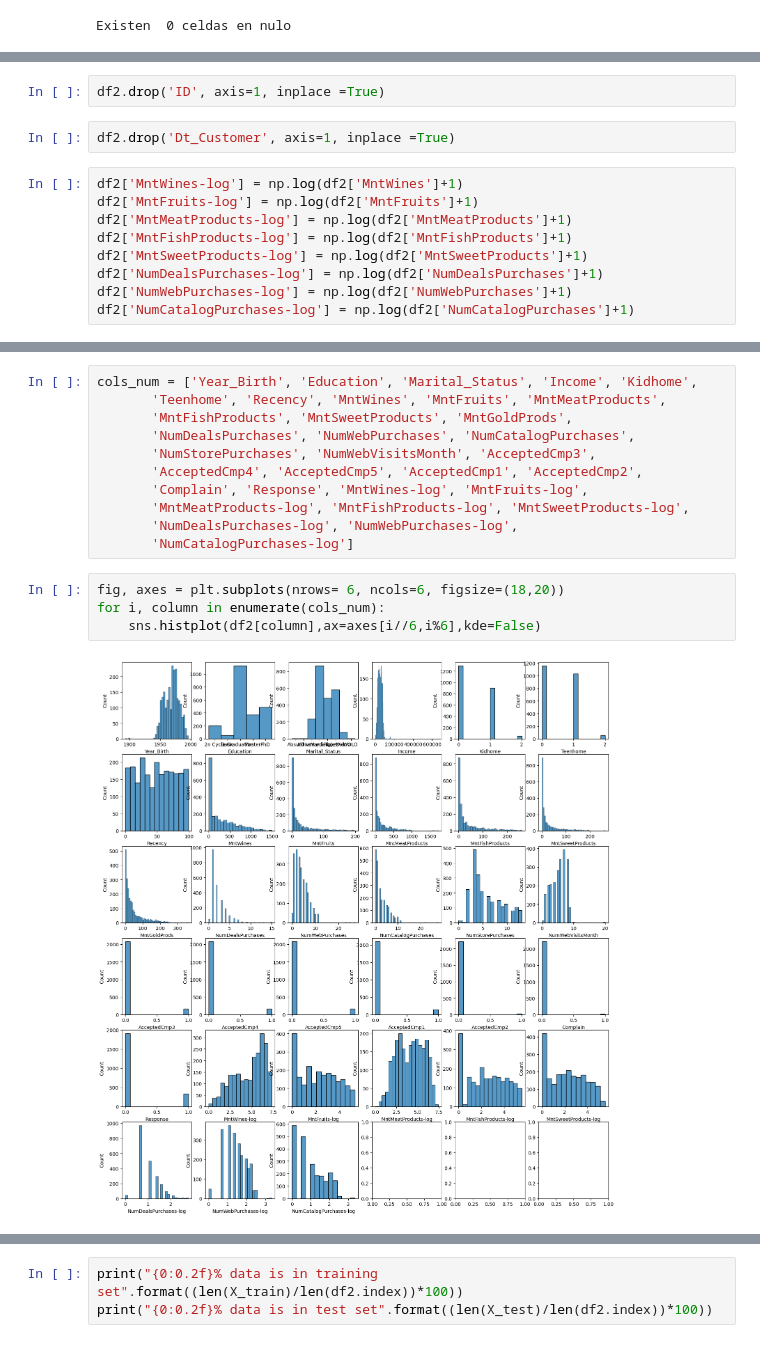
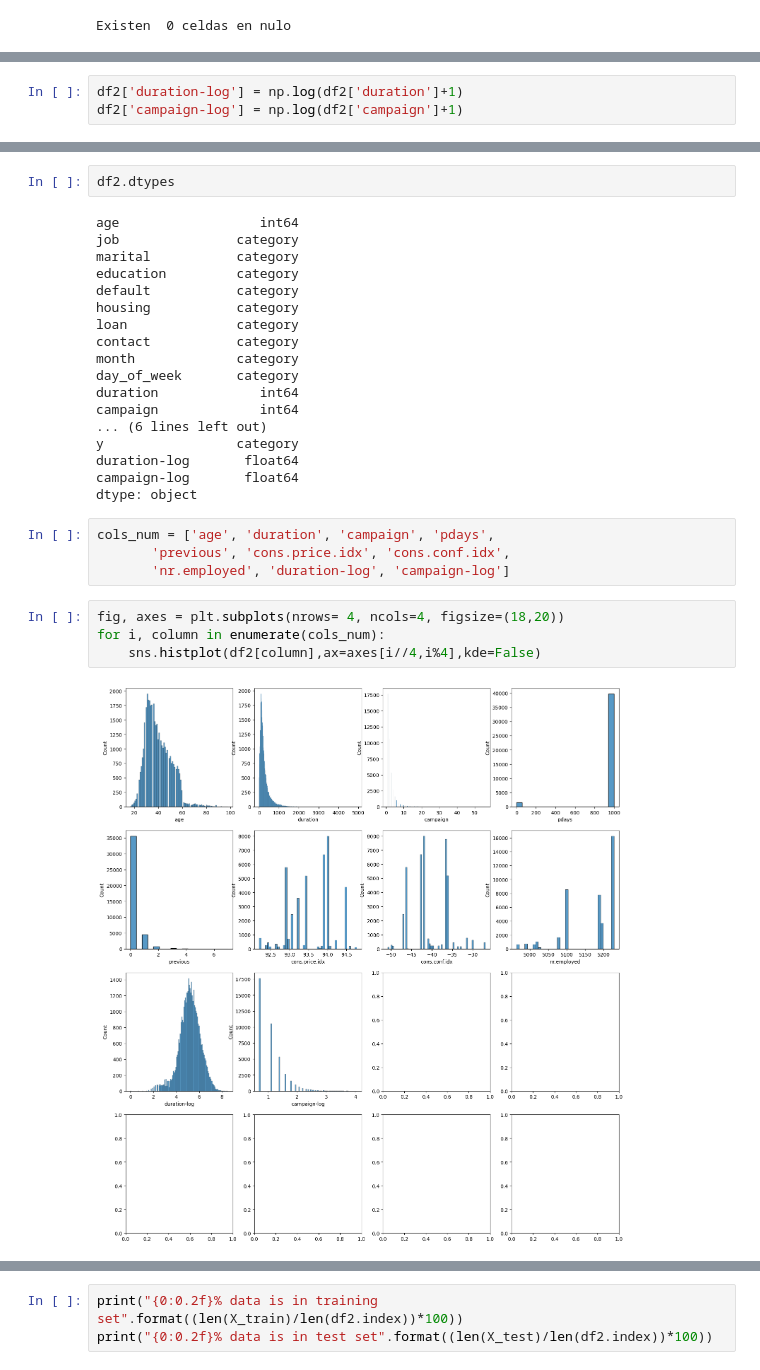
Before and after one commit to AI-YAZMIN-VILLEGAS/EBAC, a Jupyter notebook: Tareas/Tarea M41 -AD- YAZMIN VILLEGAS.ipynb, the cells around one changed output, grey strips where cells are left out. Drawn from its saved outputs; the diff is of its cells as text.

```diff
--- a/Tareas/Tarea M41 -AD- YAZMIN VILLEGAS.ipynb
+++ b/Tareas/Tarea M41 -AD- YAZMIN VILLEGAS.ipynb
@@ -517,16 +481,6 @@ df2.sample(5)
-# %%
-df2.drop('ID', axis=1, inplace =True)
-# %%
-df2.drop('Dt_Customer', axis=1, inplace =True)
 # %%
-df2['MntWines-log'] = np.log(df2['MntWines']+1)
-df2['MntFruits-log'] = np.log(df2['MntFruits']+1)
-df2['MntMeatProducts-log'] = np.log(df2['MntMeatProducts']+1)
-df2['MntFishProducts-log'] = np.log(df2['MntFishProducts']+1)
-df2['MntSweetProducts-log'] = np.log(df2['MntSweetProducts']+1)
-df2['NumDealsPurchases-log'] = np.log(df2['NumDealsPurchases']+1)
-df2['NumWebPurchases-log'] = np.log(df2['NumWebPurchases']+1)
-df2['NumCatalogPurchases-log'] = np.log(df2['NumCatalogPurchases']+1)
+df2['duration-log'] = np.log(df2['duration']+1)
+df2['campaign-log'] = np.log(df2['campaign']+1)
 # %%
 df2.sample(10)
 # %% [output]
@@ -567,18 +506,31 @@ Index(['Year_Birth', 'Education', 'Marital_Status', 'Income', 'Kidhome',
       dtype='object')
+# %%
+df2.dtypes
+# %% [output]
+age                  int64
+job               category
+marital           category
+education         category
+default           category
+housing           category
+loan              category
+contact           category
+month             category
+day_of_week       category
+duration             int64
+campaign             int64
+... (6 lines left out)
+y                 category
+duration-log       float64
+campaign-log       float64
+dtype: object
 # %%
-cols_num = ['Year_Birth', 'Education', 'Marital_Status', 'Income', 'Kidhome',
-       'Teenhome', 'Recency', 'MntWines', 'MntFruits', 'MntMeatProducts',
-       'MntFishProducts', 'MntSweetProducts', 'MntGoldProds',
-       'NumDealsPurchases', 'NumWebPurchases', 'NumCatalogPurchases',
-       'NumStorePurchases', 'NumWebVisitsMonth', 'AcceptedCmp3',
-       'AcceptedCmp4', 'AcceptedCmp5', 'AcceptedCmp1', 'AcceptedCmp2',
-       'Complain', 'Response', 'MntWines-log', 'MntFruits-log',
-       'MntMeatProducts-log', 'MntFishProducts-log', 'MntSweetProducts-log',
-       'NumDealsPurchases-log', 'NumWebPurchases-log',
-       'NumCatalogPurchases-log']
+cols_num = ['age', 'duration', 'campaign', 'pdays',
+       'previous', 'cons.price.idx', 'cons.conf.idx',
+       'nr.employed', 'duration-log', 'campaign-log']
 # %%
-fig, axes = plt.subplots(nrows= 6, ncols=6, figsize=(18,20))
+fig, axes = plt.subplots(nrows= 4, ncols=4, figsize=(18,20))
 for i, column in enumerate(cols_num):
-    sns.histplot(df2[column],ax=axes[i//6,i%6],kde=False)
+    sns.histplot(df2[column],ax=axes[i//4,i%4],kde=False)
 # %% [output]
-[figure, old version]
+[figure, new version]
```
Also changed, not shown: parts of 73 cells of this notebook.
